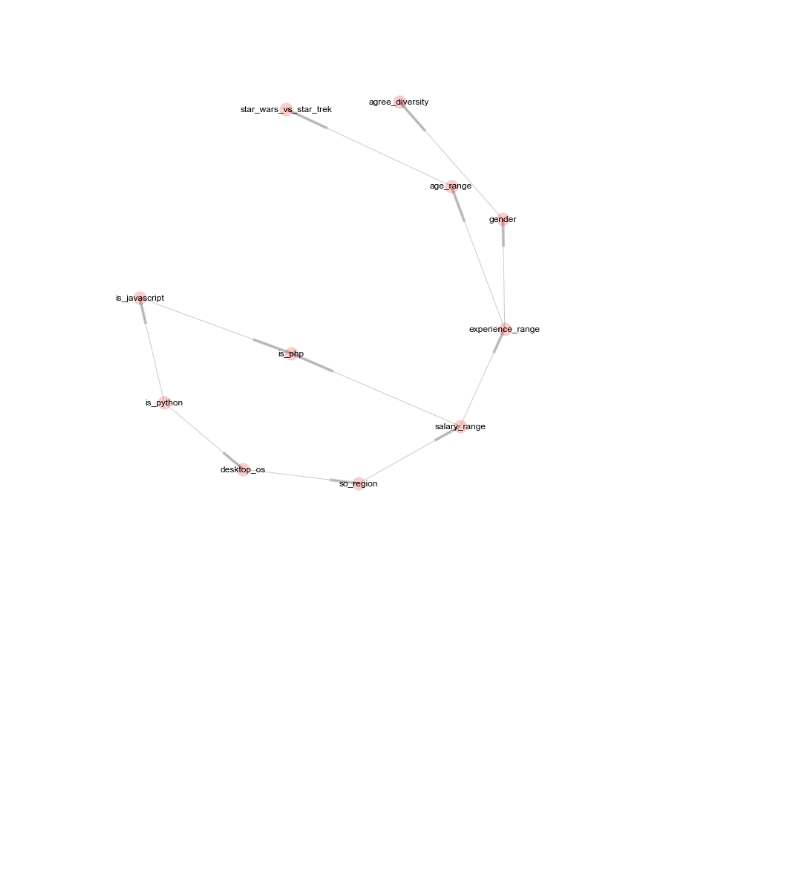
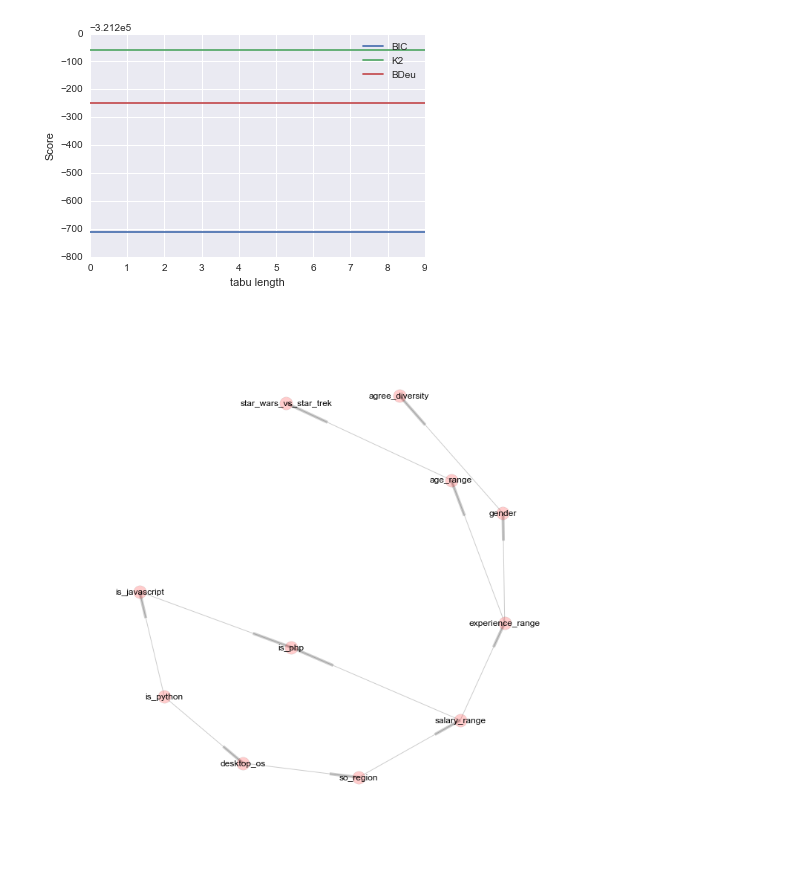
Before and after one commit to gzuidhof/bayesian-networks, a Jupyter notebook: notebooks/Assignment2.ipynb, the cells around one changed output. Cells and saved outputs as stored; diff of their text form; code cells hidden in the pictures; blank space fills up the shorter version.

```diff
--- a/notebooks/Assignment2.ipynb
+++ b/notebooks/Assignment2.ipynb
@@ -63,3 +132,15 @@ def draw_graph(model):
+# %%
+plt.figure()
+X = list(range(10))
+plt.plot(X, scores[0, :], label='BIC')
+plt.plot(X, scores[1, :], label='K2')
+plt.plot(X, scores[2, :], label='BDeu')
+plt.xlabel('tabu length')
+plt.ylabel('Score')
+plt.legend()
+plt.show()
+# %% [output]
+[figure, added]
 # %%
 draw_graph(best_model)
 # %% [output]
```
Also changed, not shown: parts of 9 cells of this notebook, 1 other file.
